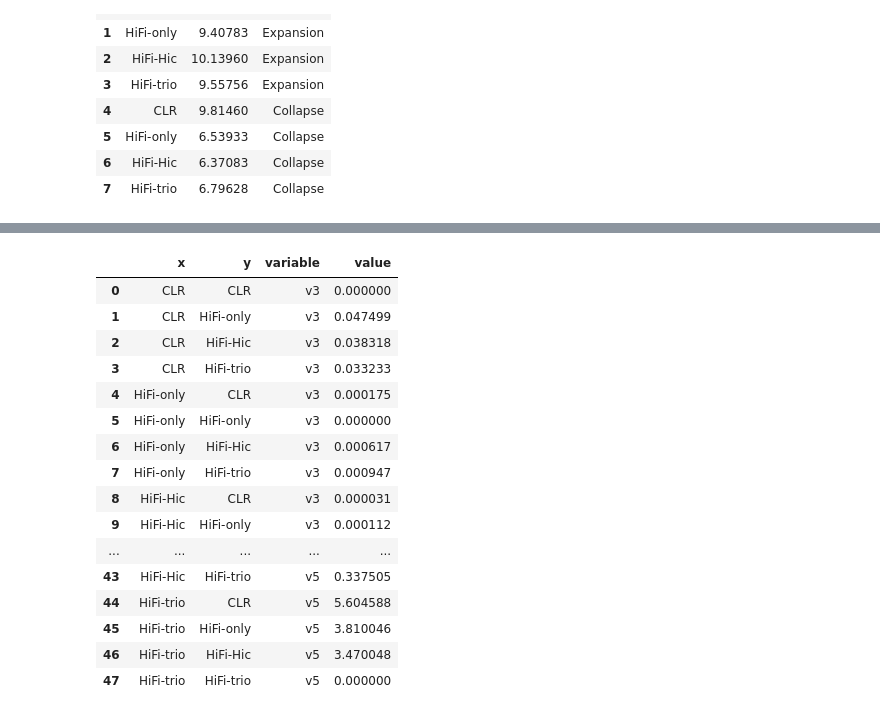
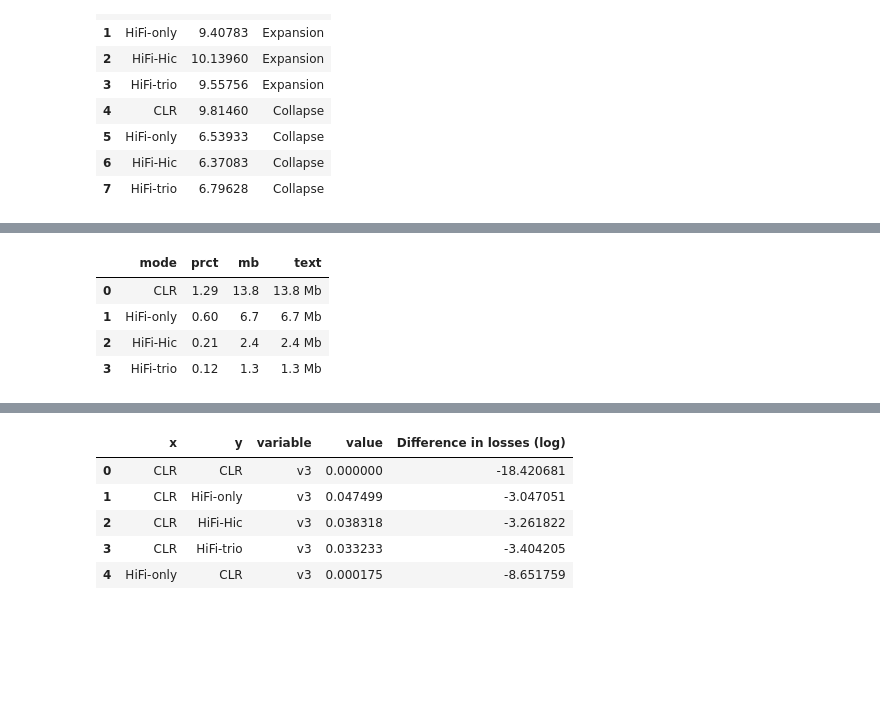
Before and after one commit to nekrut/VGP_workflows_ms_figs, a Jupyter notebook: figures/fig2/fig2_py.ipynb, the cells around one changed output, grey strips where cells are left out. Saved outputs shown, nothing was run; the diff lists cells and outputs as text; code cells hidden in the pictures; blank space fills up the shorter version.

```diff
--- a/figures/fig2/fig2_py.ipynb
+++ b/figures/fig2/fig2_py.ipynb
@@ -349,3 +368,11 @@ panel_d
+# %%
+panel_d
+# %% [output]
+|  | mode | prct | mb | text |
+| 0 | CLR | 1.29 | 13.8 | 13.8 Mb |
+| 1 | HiFi-only | 0.60 | 6.7 | 6.7 Mb |
+| 2 | HiFi-Hic | 0.21 | 2.4 | 2.4 Mb |
+| 3 | HiFi-trio | 0.12 | 1.3 | 1.3 Mb |
 # %%
 bars = alt.Chart(panel_d).mark_bar(color='green',opacity=.7).encode(
     x=alt.X('mode',title=None,sort=['CLR', 'HiFi-only', 'HiFi-Hic', 'HiFi-trio']),
@@ -385,26 +412,17 @@ panel_B_d
 panel_e_hm = pd.read_csv('False_Loss_HM_HapFiltered_Rotated.txt',sep='\t',names=['x','y','v1','v2','v3','v4','v5'])
 # %%
 panel_e_hm = pd.melt(panel_e_hm,id_vars=['x','y'],value_vars=['v3','v4','v5'])
+# %%
+panel_e_hm['Difference in losses (log)']=np.log(panel_e_hm['value']+0.00000001)
 # %%
-panel_e_hm
+panel_e_hm.head()
 # %% [output]
-|  | x | y | variable | value |
-| 0 | CLR | CLR | v3 | 0.000000 |
-| 1 | CLR | HiFi-only | v3 | 0.047499 |
-| 2 | CLR | HiFi-Hic | v3 | 0.038318 |
-| 3 | CLR | HiFi-trio | v3 | 0.033233 |
-| 4 | HiFi-only | CLR | v3 | 0.000175 |
-| 5 | HiFi-only | HiFi-only | v3 | 0.000000 |
-| 6 | HiFi-only | HiFi-Hic | v3 | 0.000617 |
-| 7 | HiFi-only | HiFi-trio | v3 | 0.000947 |
-| 8 | HiFi-Hic | CLR | v3 | 0.000031 |
-| 9 | HiFi-Hic | HiFi-only | v3 | 0.000112 |
-| ... | ... | ... | ... | ... |
-| 43 | HiFi-Hic | HiFi-trio | v5 | 0.337505 |
-| 44 | HiFi-trio | CLR | v5 | 5.604588 |
-| 45 | HiFi-trio | HiFi-only | v5 | 3.810046 |
-| 46 | HiFi-trio | HiFi-Hic | v5 | 3.470048 |
-| 47 | HiFi-trio | HiFi-trio | v5 | 0.000000 |
+|  | x | y | variable | value | Difference in losses (log) |
+| 0 | CLR | CLR | v3 | 0.000000 | -18.420681 |
+| 1 | CLR | HiFi-only | v3 | 0.047499 | -3.047051 |
+| 2 | CLR | HiFi-Hic | v3 | 0.038318 | -3.261822 |
+| 3 | CLR | HiFi-trio | v3 | 0.033233 | -3.404205 |
+| 4 | HiFi-only | CLR | v3 | 0.000175 | -8.651759 |
 # %%
 hm = alt.Chart(panel_e_hm).mark_rect().encode(
     x=alt.X('x:N',sort=["CLR", "HiFi-only", "HiFi-Hic", "HiFi-trio"],title=None),
```
Also changed, not shown: parts of 27 cells of this notebook.
